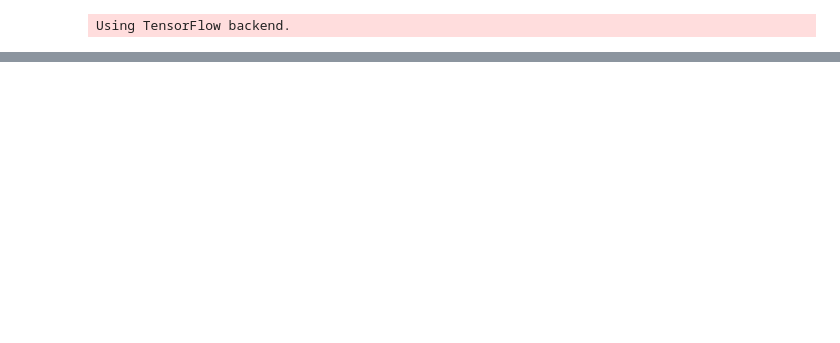
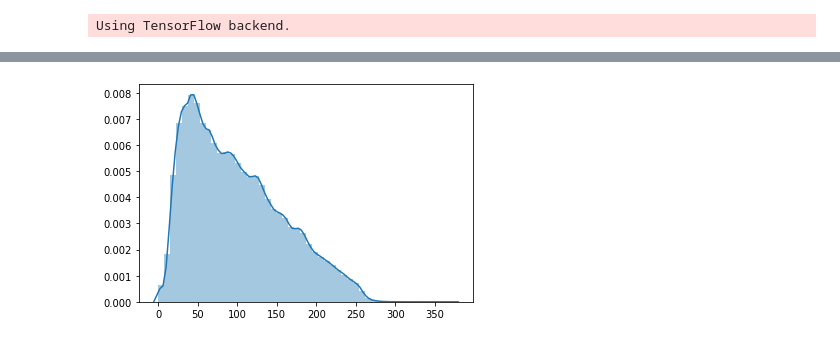
Before and after one commit to Chlerry/Motion-Aware-Deep-Video-Coding-Network, a Jupyter notebook: spie.ipynb, the cells around one changed output, grey strips where cells are left out. Saved outputs shown, nothing was run; the diff lists cells and outputs as text; code cells hidden in the pictures; blank space fills up the shorter version.

```diff
--- a/spie.ipynb
+++ b/spie.ipynb
@@ -130,0 +153,4 @@ average test pred_res_assim: 0.574637492083372
+# %%
+sns.distplot(c);
+# %% [output]
+[figure, added]
```
Also changed, not shown: parts of 7 cells of this notebook.
